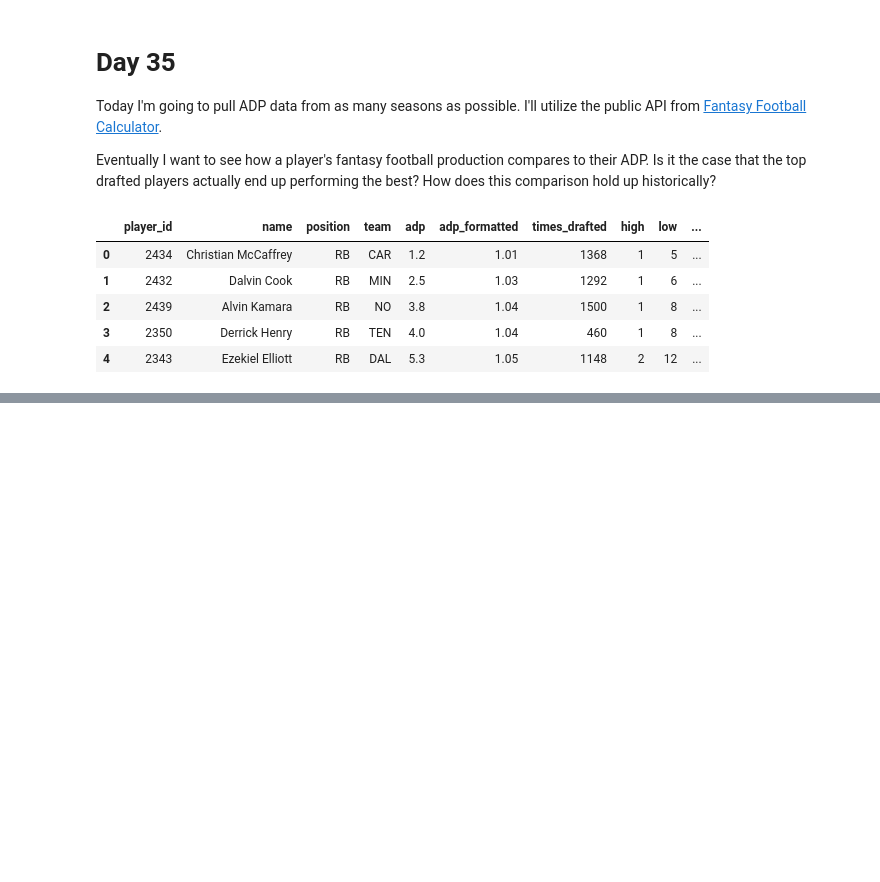
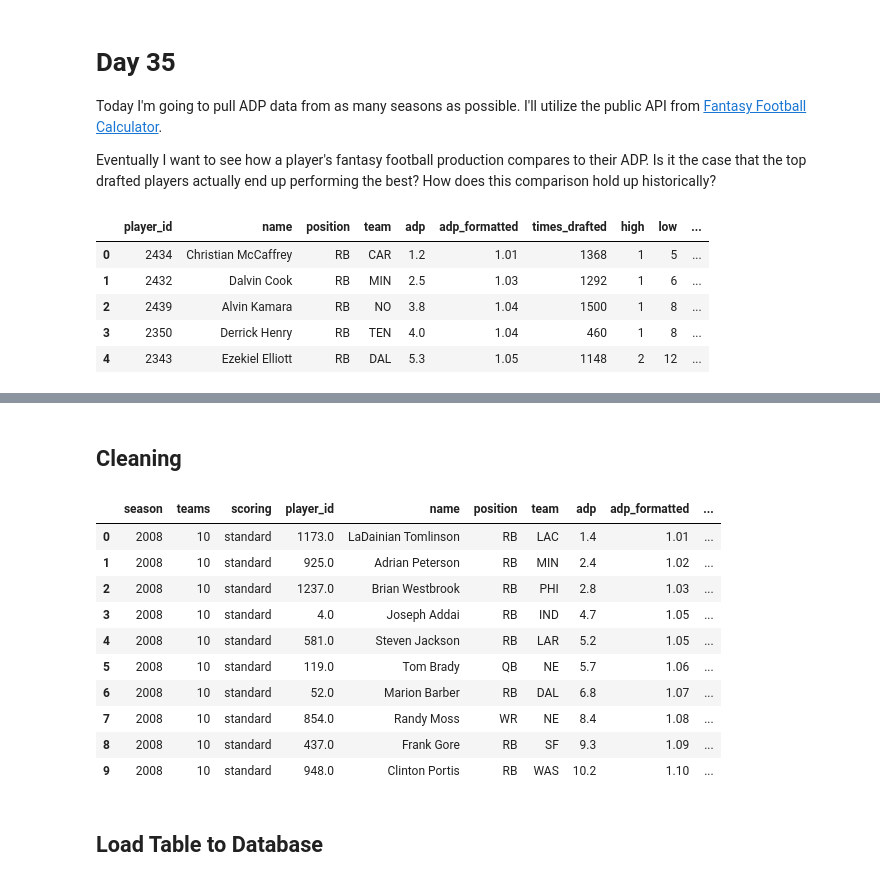
Before and after one commit to gfidanli/fantasy_football_analysis, a Jupyter notebook: daily_analysis/day_31_40/day35.ipynb, the cells around one changed output, grey strips where cells are left out. Drawn from its saved outputs; the diff is of its cells as text; code cells hidden in the pictures; blank space fills up the shorter version.

```diff
--- a/daily_analysis/day_31_40/day35.ipynb
+++ b/daily_analysis/day_31_40/day35.ipynb
@@ -92,3 +112,24 @@ No data available for combination: ppr, 12, 2009
+# %% [markdown]
+## Cleaning
+# %%
+df_all['round'] = df_all['adp_formatted'].apply(lambda x: int(x.split('.')[0]))
+df_all['pick'] = df_all['adp_formatted'].apply(lambda x: int(x.split('.')[1]))
+
+df_all.head(10)
+# %% [output]
+|  | season | teams | scoring | player_id | name | position | team | adp | adp_formatted | ... |
+| 0 | 2008 | 10 | standard | 1173.0 | LaDainian Tomlinson | RB | LAC | 1.4 | 1.01 | ... |
+| 1 | 2008 | 10 | standard | 925.0 | Adrian Peterson | RB | MIN | 2.4 | 1.02 | ... |
+| 2 | 2008 | 10 | standard | 1237.0 | Brian Westbrook | RB | PHI | 2.8 | 1.03 | ... |
+| 3 | 2008 | 10 | standard | 4.0 | Joseph Addai | RB | IND | 4.7 | 1.05 | ... |
+| 4 | 2008 | 10 | standard | 581.0 | Steven Jackson | RB | LAR | 5.2 | 1.05 | ... |
+| 5 | 2008 | 10 | standard | 119.0 | Tom Brady | QB | NE | 5.7 | 1.06 | ... |
+| 6 | 2008 | 10 | standard | 52.0 | Marion Barber | RB | DAL | 6.8 | 1.07 | ... |
+| 7 | 2008 | 10 | standard | 854.0 | Randy Moss | WR | NE | 8.4 | 1.08 | ... |
+| 8 | 2008 | 10 | standard | 437.0 | Frank Gore | RB | SF | 9.3 | 1.09 | ... |
+| 9 | 2008 | 10 | standard | 948.0 | Clinton Portis | RB | WAS | 10.2 | 1.10 | ... |
+# %% [markdown]
+## Load Table to Database
 # %%
 # Save to database
 df_all.to_sql('adp', conn, index=False, if_exists='replace')
```
Also changed, not shown: parts of 8 cells of this notebook.
